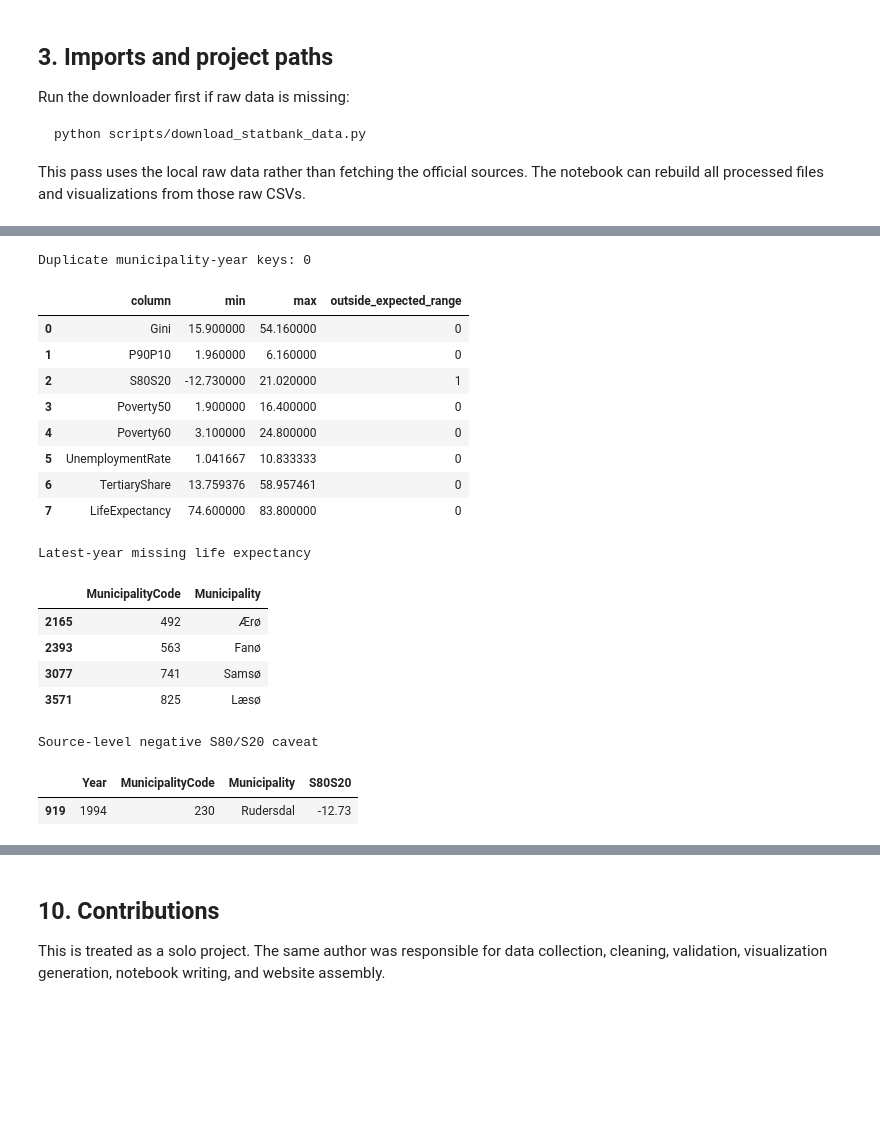
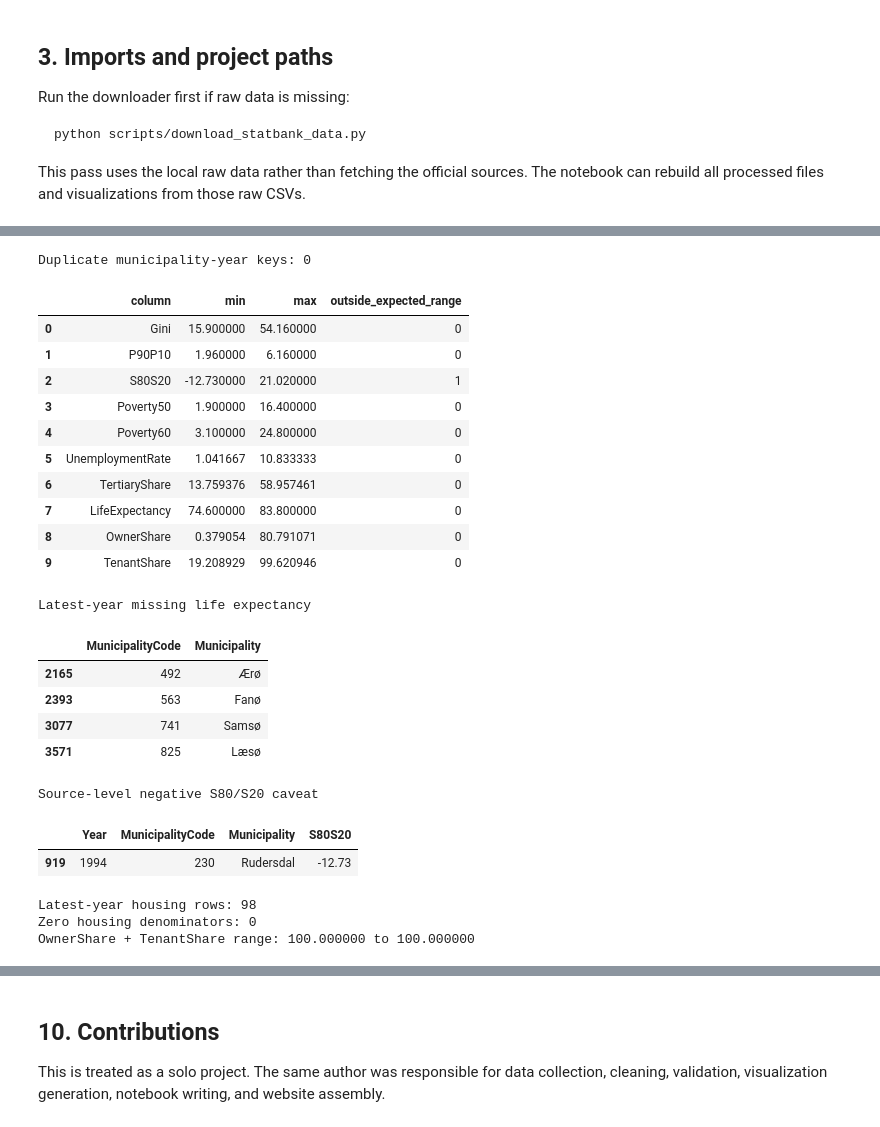
Before and after one commit to oliv2079/SocialProjectBv2, a Jupyter notebook: notebooks/denmark_inequality_project.ipynb, the cells around one changed output, grey strips where cells are left out. Saved outputs shown, nothing was run; the diff lists cells and outputs as text; code cells hidden in the pictures; blank space fills up the shorter version.

```diff
--- a/notebooks/denmark_inequality_project.ipynb
+++ b/notebooks/denmark_inequality_project.ipynb
@@ -173,6 +181,8 @@ for column, low, high in [
     ("UnemploymentRate", 0, 100),
     ("TertiaryShare", 0, 100),
     ("LifeExpectancy", 0, 120),
+    ("OwnerShare", 0, 100),
+    ("TenantShare", 0, 100),
 ]:
     series = municipality_year[column].dropna()
     bad = series[series < low]
@@ -184,33 +194,43 @@ for column, low, high in [
         "max": series.max(),
         "outside_expected_range": len(bad),
     })
 
 validation = pd.DataFrame(range_checks)
 latest_year = int(municipality_year["Year"].max())
 latest_life_missing = municipal[
     (municipal["Year"] == latest_year) & municipal["LifeExpectancy"].isna()
 ][["MunicipalityCode", "Municipality"]]
 negative_s80s20 = municipal[municipal["S80S20"] < 0][
     ["Year", "MunicipalityCode", "Municipality", "S80S20"]
 ]
+latest_housing = municipal[
+    (municipal["Year"] == latest_year) & municipal["OwnerShare"].notna()
+].copy()
+housing_share_sum = latest_housing["OwnerShare"] + latest_housing["TenantShare"]
+zero_housing_denominators = int((latest_housing["KnownTenureDwellings"] <= 0).sum())
 
 print("Duplicate municipality-year keys:", municipality_year.duplicated(["MunicipalityCode", "Year"]).sum())
 display(validation)
 print("Latest-year missing life expectancy")
 display(latest_life_missing)
 print("Source-level negative S80/S20 caveat")
 display(negative_s80s20)
+print(f"Latest-year housing rows: {len(latest_housing)}")
+print(f"Zero housing denominators: {zero_housing_denominators}")
+print(f"OwnerShare + TenantShare range: {housing_share_sum.min():.6f} to {housing_share_sum.max():.6f}")
 # %% [output]
 Duplicate municipality-year keys: 0
 |  | column | min | max | outside_expected_range |
 | 0 | Gini | 15.900000 | 54.160000 | 0 |
 | 1 | P90P10 | 1.960000 | 6.160000 | 0 |
 | 2 | S80S20 | -12.730000 | 21.020000 | 1 |
 | 3 | Poverty50 | 1.900000 | 16.400000 | 0 |
 | 4 | Poverty60 | 3.100000 | 24.800000 | 0 |
 | 5 | UnemploymentRate | 1.041667 | 10.833333 | 0 |
 | 6 | TertiaryShare | 13.759376 | 58.957461 | 0 |
 | 7 | LifeExpectancy | 74.600000 | 83.800000 | 0 |
+| 8 | OwnerShare | 0.379054 | 80.791071 | 0 |
+| 9 | TenantShare | 19.208929 | 99.620946 | 0 |
 Latest-year missing life expectancy
 |  | MunicipalityCode | Municipality |
 | 2165 | 492 | Ærø |
@@ -220,6 +240,9 @@ Latest-year missing life expectancy
 Source-level negative S80/S20 caveat
 |  | Year | MunicipalityCode | Municipality | S80S20 |
 | 919 | 1994 | 230 | Rudersdal | -12.73 |
+Latest-year housing rows: 98
+Zero housing denominators: 0
+OwnerShare + TenantShare range: 100.000000 to 100.000000
 # %%
 distribution_stats = pd.DataFrame(summary_stats["benchmark_distribution_stats"])
 print("Benchmark municipal distribution stats")
```
Also changed, not shown: parts of 16 cells of this notebook, 19 other files.
